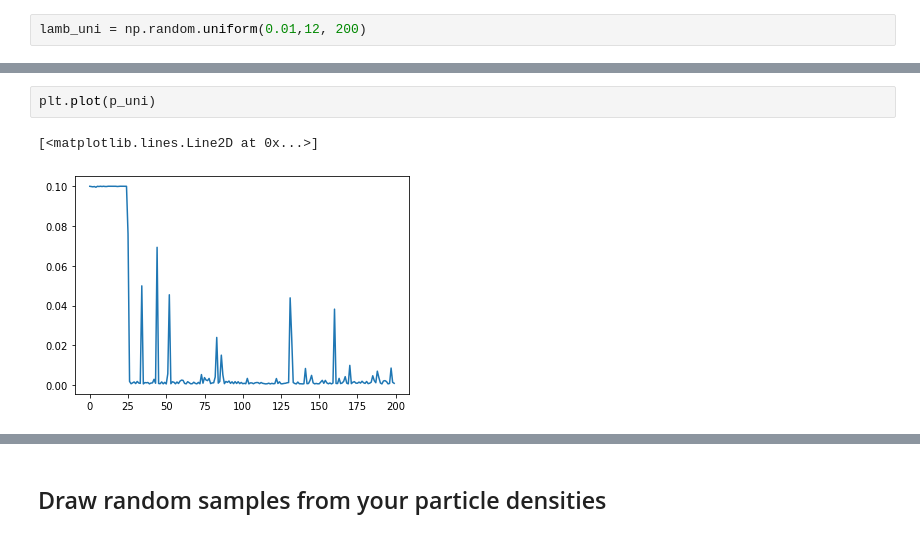
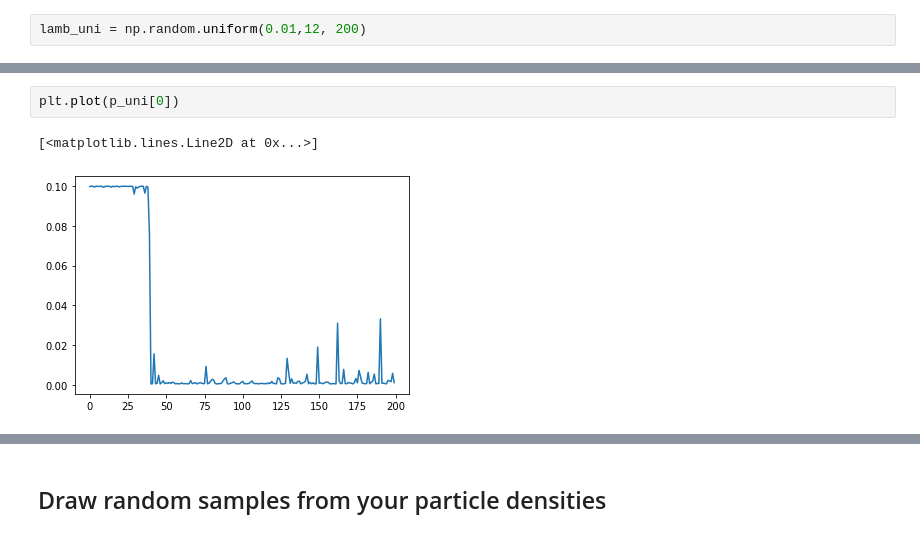
Before and after one commit to greenblattlab/Analysis_Of_Ribosome_Pausing, a Jupyter notebook: Simulation/rb_profile_simulator.ipynb, the cells around one changed output, grey strips where cells are left out. Drawn from its saved outputs; the diff is of its cells as text.

```diff
--- a/Simulation/rb_profile_simulator.ipynb
+++ b/Simulation/rb_profile_simulator.ipynb
@@ -142,8 +163,8 @@ Maximum Current Chosen
 # %%
-plt.plot(p_uni)
+plt.plot(p_uni[0])
 # %% [output]
 [<matplotlib.lines.Line2D at 0x...>]
-[figure, old version]
+[figure, new version]
 # %%
 plt.plot(lamb_uni)
 # %% [output]
```
Also changed, not shown: parts of 36 cells of this notebook, 1 other file.
